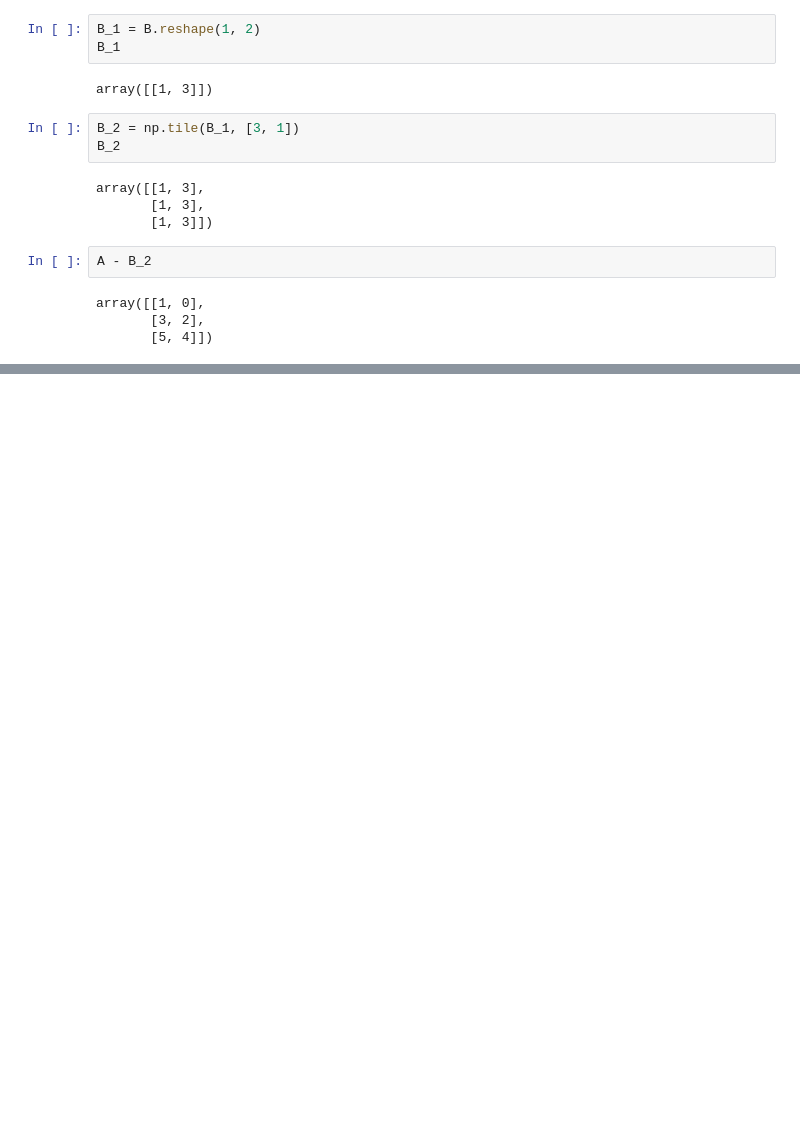
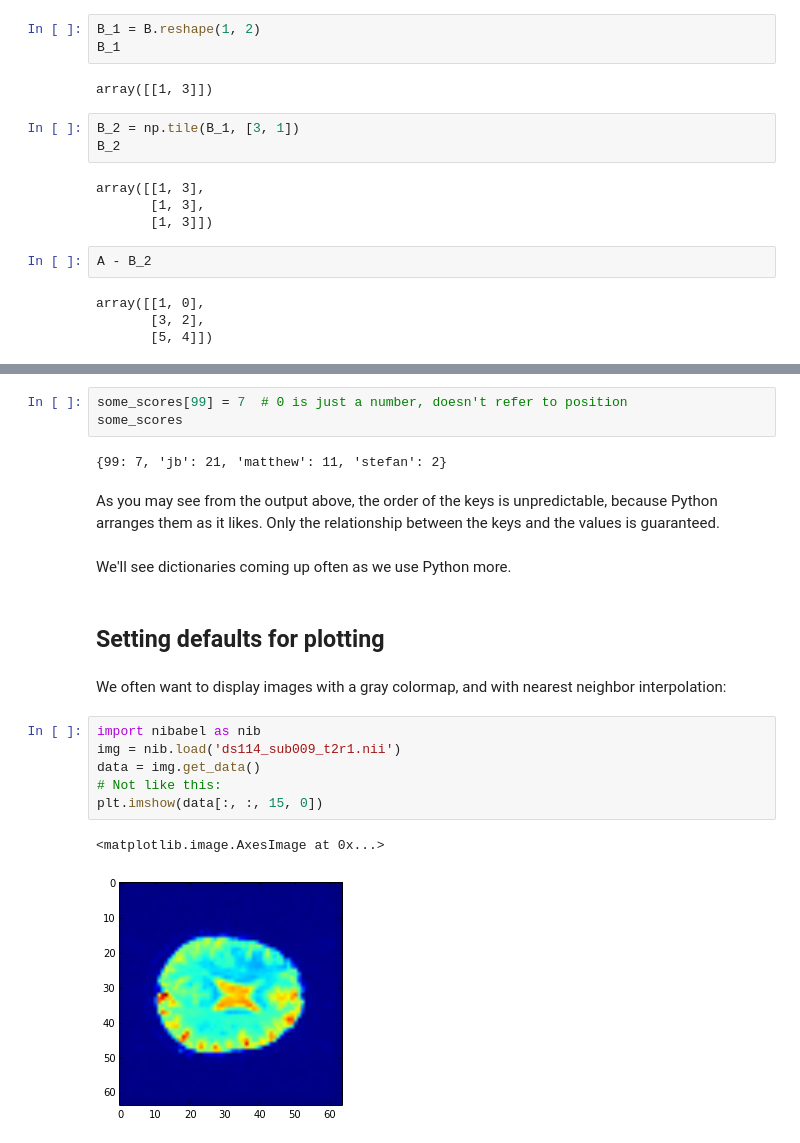
Before and after one commit to practical-neuroimaging/pna2015, a Jupyter notebook: day8/day8_introduction.ipynb, the cells around one changed output, grey strips where cells are left out. Saved outputs shown, nothing was run; the diff lists cells and outputs as text; blank space fills up the shorter version.

```diff
--- a/day8/day8_introduction.ipynb
+++ b/day8/day8_introduction.ipynb
@@ -132,0 +168,22 @@ array([[1, 0],
+# %%
+some_scores[99] = 7  # 0 is just a number, doesn't refer to position
+some_scores
+# %% [output]
+{99: 7, 'jb': 21, 'matthew': 11, 'stefan': 2}
+# %% [markdown]
+As you may see from the output above, the order of the keys is unpredictable, because Python arranges them as it likes.  Only the relationship between the keys and the values is guaranteed.
+# %% [markdown]
+We'll see dictionaries coming up often as we use Python more.
+# %% [markdown]
+## Setting defaults for plotting
+# %% [markdown]
+We often want to display images with a gray colormap, and with nearest neighbor interpolation:
+# %%
+import nibabel as nib
+img = nib.load('ds114_sub009_t2r1.nii')
+data = img.get_data()
+# Not like this:
+plt.imshow(data[:, :, 15, 0])
+# %% [output]
+<matplotlib.image.AxesImage at 0x...>
+[figure, added]
```
Also changed, not shown: parts of 26 cells of this notebook, 4 other files.
